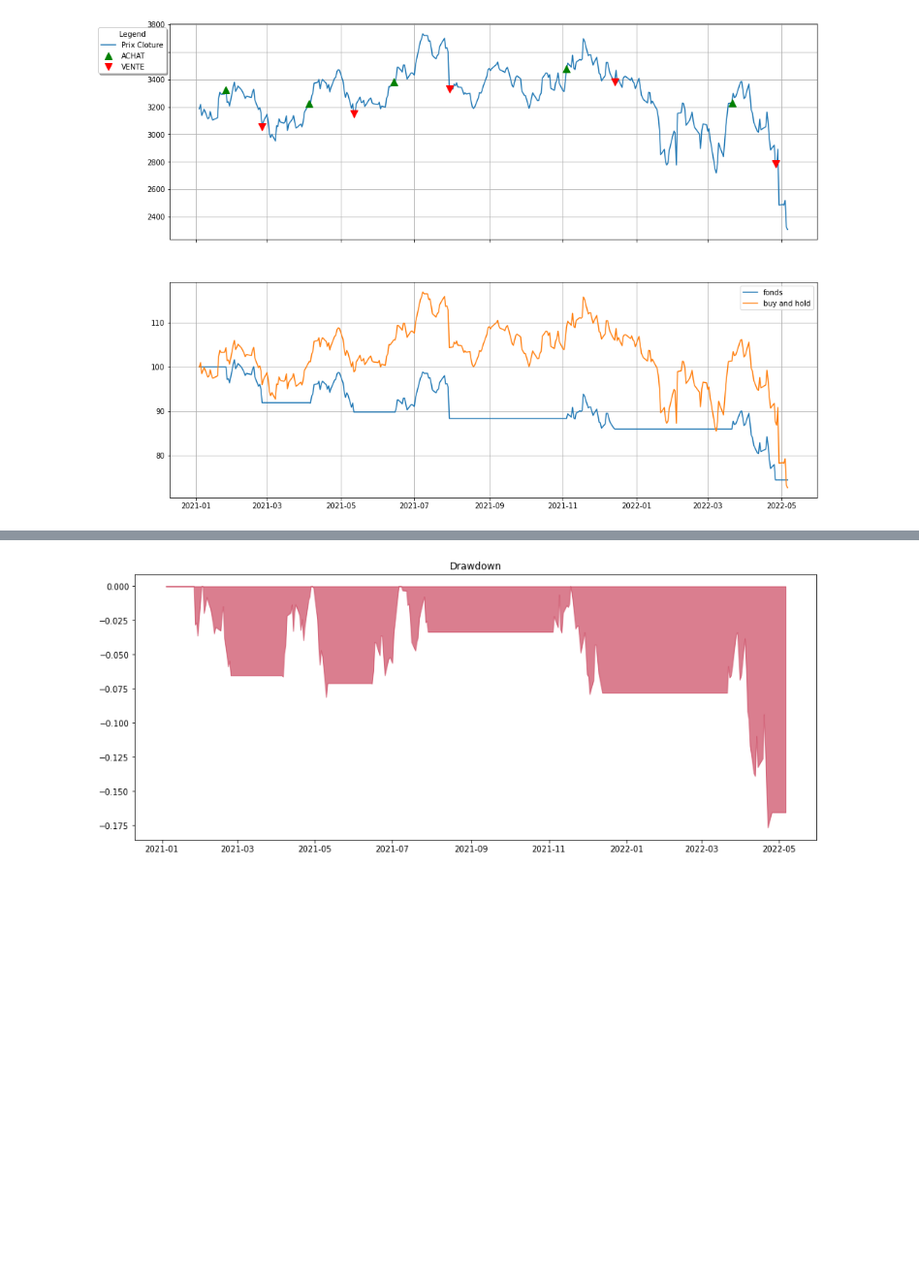
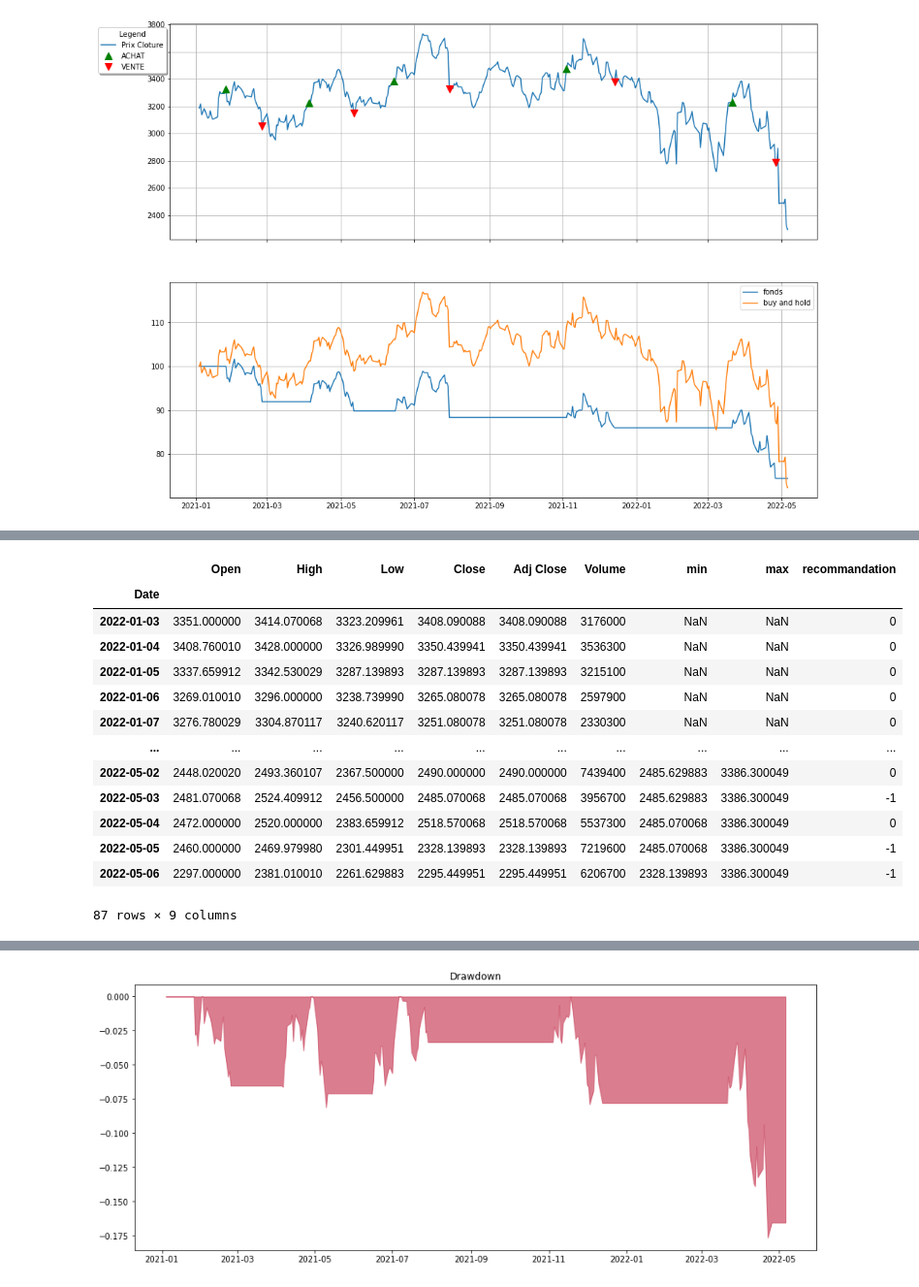
Before and after one commit to antoinebarre/grisbi-dev, a Jupyter notebook: test_manipulation_stock.ipynb, the cells around one changed output, grey strips where cells are left out. Shown at 97% size. Cells and saved outputs as stored; diff of their text form; code cells hidden in the pictures; blank space fills up the shorter version.

```diff
--- a/test_manipulation_stock.ipynb
+++ b/test_manipulation_stock.ipynb
@@ -68,0 +52,3 @@ dt["value"].plot()
+# %%
+grisbi.strategie_tortue(df.loc["2021":"2022"],plot=True,mode="plotly")
+# %% [output]
@@ -68,0 +56,14 @@ dt["value"].plot()
+|  | Open | High | Low | Close | Adj Close | Volume | min | max | recommandation |
+| Date |  |  |  |  |  |  |  |  |  |
+| 2022-01-03 | 3351.000000 | 3414.070068 | 3323.209961 | 3408.090088 | 3408.090088 | 3176000 | NaN | NaN | 0 |
+| 2022-01-04 | 3408.760010 | 3428.000000 | 3326.989990 | 3350.439941 | 3350.439941 | 3536300 | NaN | NaN | 0 |
+| 2022-01-05 | 3337.659912 | 3342.530029 | 3287.139893 | 3287.139893 | 3287.139893 | 3215100 | NaN | NaN | 0 |
+| 2022-01-06 | 3269.010010 | 3296.000000 | 3238.739990 | 3265.080078 | 3265.080078 | 2597900 | NaN | NaN | 0 |
+| 2022-01-07 | 3276.780029 | 3304.870117 | 3240.620117 | 3251.080078 | 3251.080078 | 2330300 | NaN | NaN | 0 |
+| ... | ... | ... | ... | ... | ... | ... | ... | ... | ... |
+| 2022-05-02 | 2448.020020 | 2493.360107 | 2367.500000 | 2490.000000 | 2490.000000 | 7439400 | 2485.629883 | 3386.300049 | 0 |
+| 2022-05-03 | 2481.070068 | 2524.409912 | 2456.500000 | 2485.070068 | 2485.070068 | 3956700 | 2485.629883 | 3386.300049 | -1 |
+| 2022-05-04 | 2472.000000 | 2520.000000 | 2383.659912 | 2518.570068 | 2518.570068 | 5537300 | 2485.070068 | 3386.300049 | 0 |
+| 2022-05-05 | 2460.000000 | 2469.979980 | 2301.449951 | 2328.139893 | 2328.139893 | 7219600 | 2485.070068 | 3386.300049 | -1 |
+| 2022-05-06 | 2297.000000 | 2381.010010 | 2261.629883 | 2295.449951 | 2295.449951 | 6206700 | 2328.139893 | 3386.300049 | -1 |
+87 rows × 9 columns
```
Also changed, not shown: parts of 7 cells of this notebook, 1 other file.
